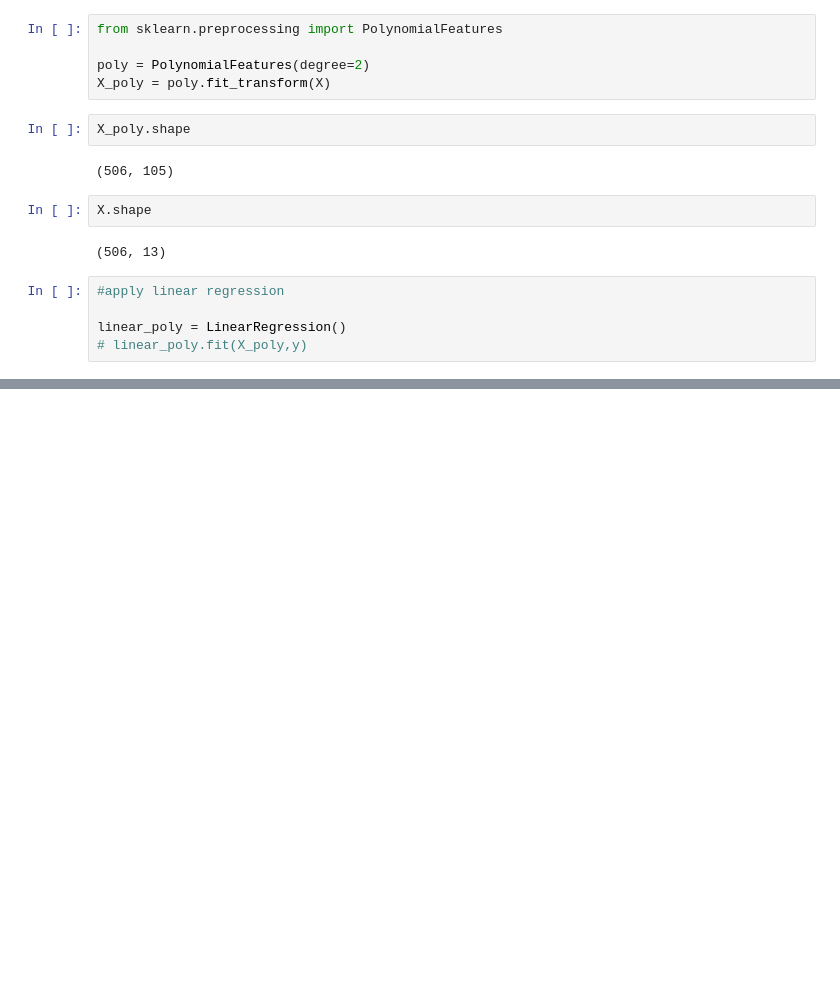
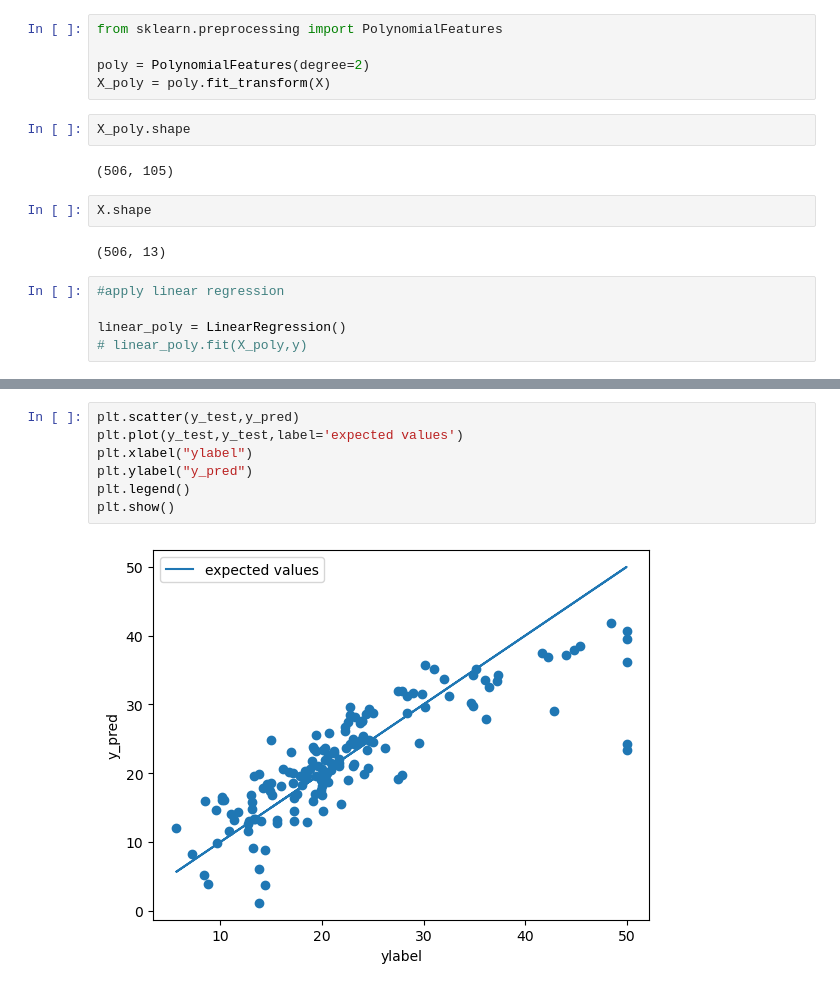
Before and after one commit to nachikethmurthy/Data-Science-Python-Sep-25, a Jupyter notebook: Module-3/LinearRegression.ipynb, the cells around one changed output, grey strips where cells are left out. Saved outputs shown, nothing was run; the diff lists cells and outputs as text; blank space fills up the shorter version.

```diff
--- a/Module-3/LinearRegression.ipynb
+++ b/Module-3/LinearRegression.ipynb
@@ -337,0 +343,9 @@ linear_poly = LinearRegression()
+# %%
+plt.scatter(y_test,y_pred)
+plt.plot(y_test,y_test,label='expected values')
+plt.xlabel("ylabel")
+plt.ylabel("y_pred")
+plt.legend()
+plt.show()
+# %% [output]
+[figure, added]
```
Also changed, not shown: parts of 2 cells of this notebook, 7 other files.
